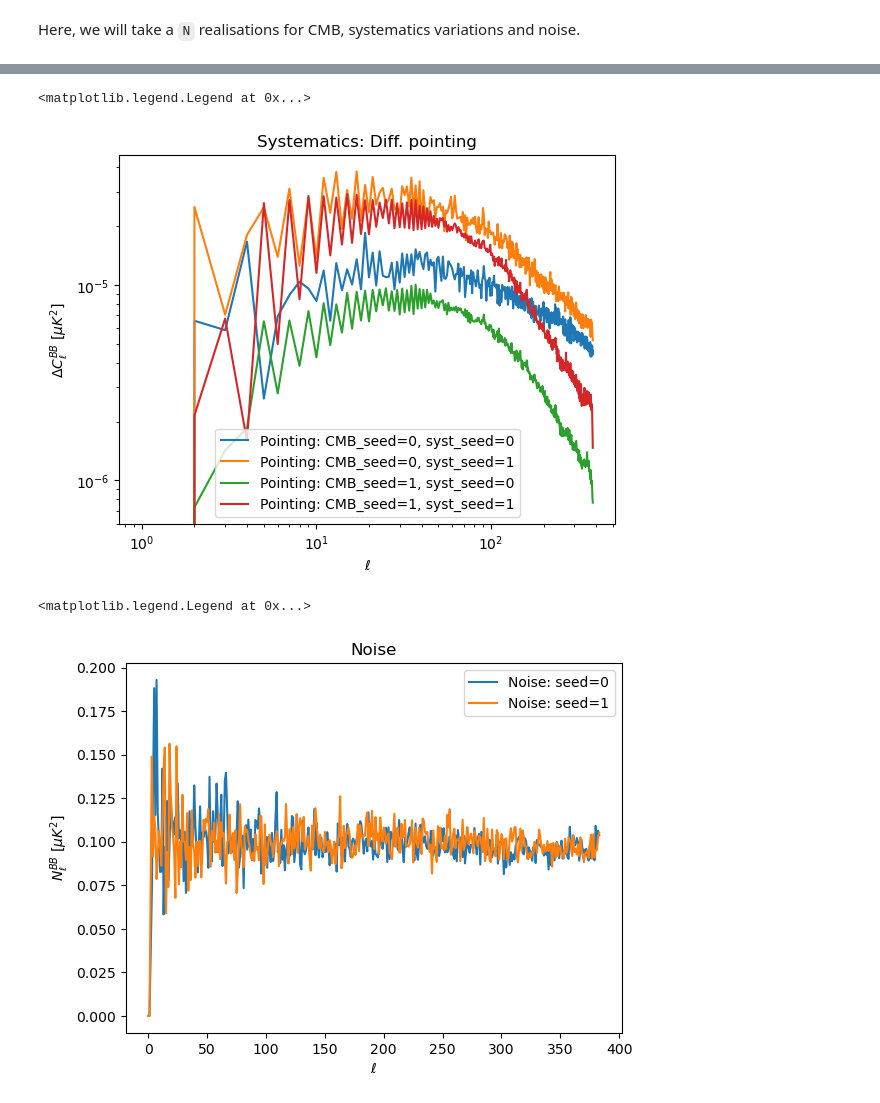
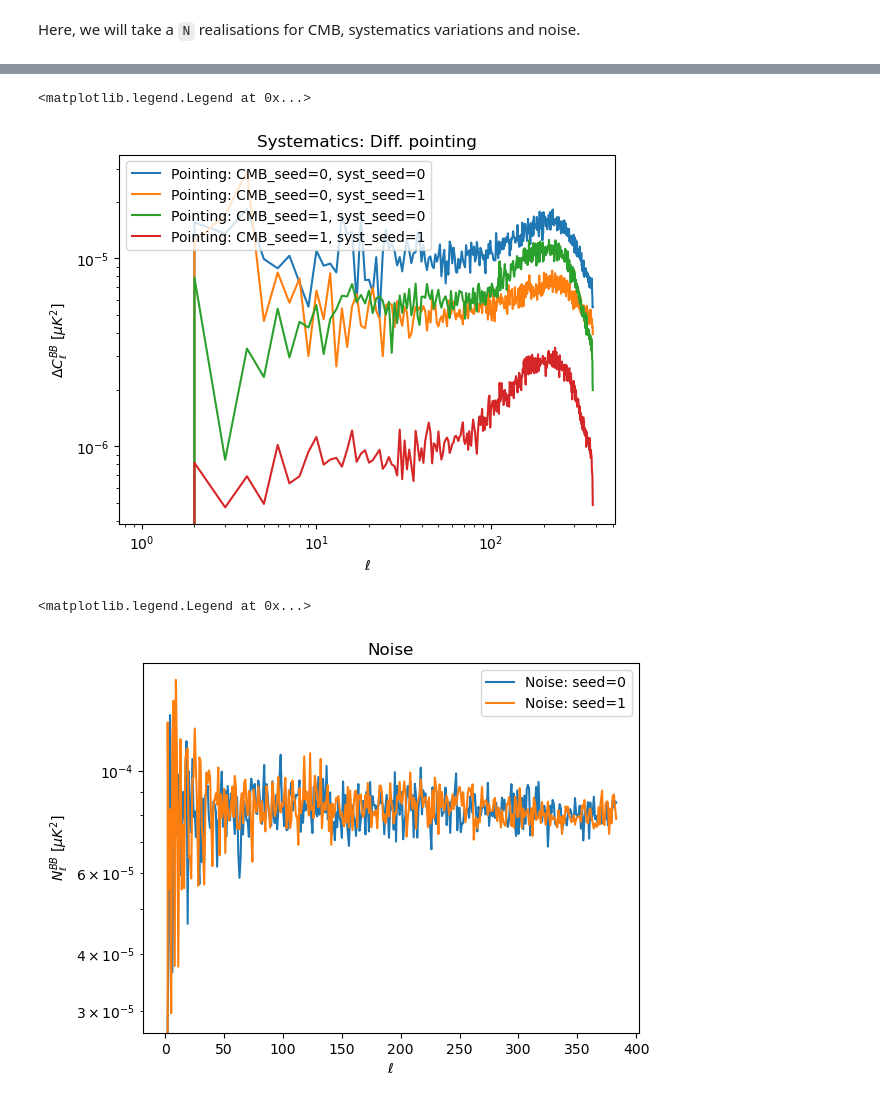
Before and after one commit to yusuke-takase/SBM, a Jupyter notebook: notebooks/pipeline.ipynb, the cells around one changed output, grey strips where cells are left out. Cells and saved outputs as stored; diff of their text form; code cells hidden in the pictures.

```diff
--- a/notebooks/pipeline.ipynb
+++ b/notebooks/pipeline.ipynb
@@ -21,10 +18,10 @@ flatfile_location = tomlinfo["repositories"][0]["location"]
 
 imo = lbs.Imo(flatfile_location=flatfile_location)
 # %%
-channel = "H1-195"#sbm.channel_list[0]
+channel = sbm.channel_list[0]
 
 config = sbm.Configlation(imo, channel)
-config.mdim = 2
+config.mdim = 3
 config.parallel = True
 config.nside = 128
 config.xlink_threshold = 0.7
@@ -160,14 +114,15 @@ plt.ylabel(r"$\Delta C_\ell^{BB}$ [$\mu K^2$]")
 plt.legend()
 # %% [output]
 <matplotlib.legend.Legend at 0x...>
-[figure, old version]
+[figure, new version]
 # %%
 for i in range(N):
     plt.plot(cl_noise[i,2 ,:], "-", label=f"Noise: seed={i}")
 plt.title("Noise")
 plt.xlabel(r"$\ell$")
 plt.ylabel(r"$N_\ell^{BB}$ [$\mu K^2$]")
+plt.yscale("log")
 plt.legend()
 # %% [output]
 <matplotlib.legend.Legend at 0x...>
-[figure, old version]
+[figure, new version]
```
Also changed, not shown: parts of 3 cells of this notebook, 2 other files.
